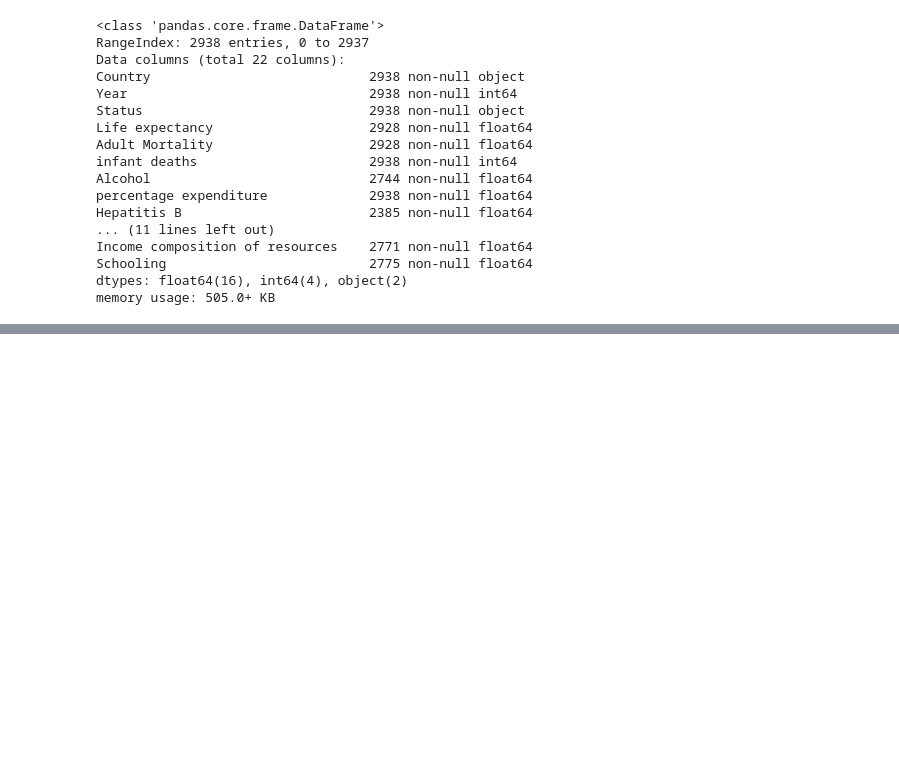
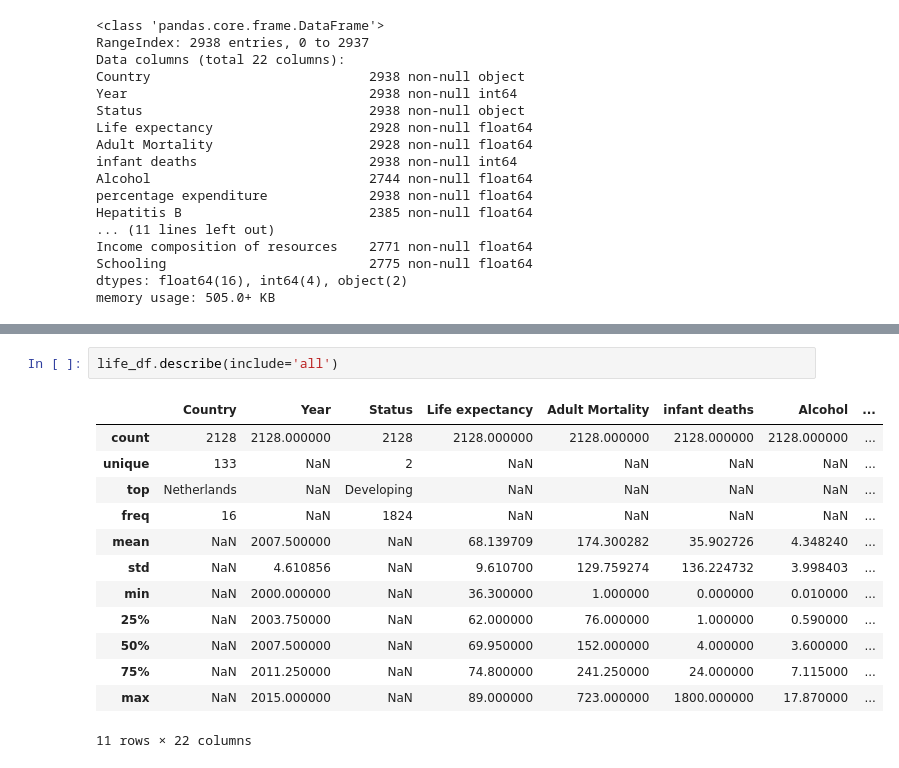
Before and after one commit to WAzaizeh/Main_Course, a Jupyter notebook: Model_preperation_challenge.ipynb, the cells around one changed output, grey strips where cells are left out. Saved outputs shown, nothing was run; the diff lists cells and outputs as text; blank space fills up the shorter version.

```diff
--- a/Model_preperation_challenge.ipynb
+++ b/Model_preperation_challenge.ipynb
@@ -60,0 +137,16 @@ life_df.describe(include='all')
+# %%
+life_df.describe(include='all')
+# %% [output]
+|  | Country | Year | Status | Life expectancy | Adult Mortality | infant deaths | Alcohol | ... |
+| count | 2128 | 2128.000000 | 2128 | 2128.000000 | 2128.000000 | 2128.000000 | 2128.000000 | ... |
+| unique | 133 | NaN | 2 | NaN | NaN | NaN | NaN | ... |
+| top | Netherlands | NaN | Developing | NaN | NaN | NaN | NaN | ... |
+| freq | 16 | NaN | 1824 | NaN | NaN | NaN | NaN | ... |
+| mean | NaN | 2007.500000 | NaN | 68.139709 | 174.300282 | 35.902726 | 4.348240 | ... |
+| std | NaN | 4.610856 | NaN | 9.610700 | 129.759274 | 136.224732 | 3.998403 | ... |
+| min | NaN | 2000.000000 | NaN | 36.300000 | 1.000000 | 0.000000 | 0.010000 | ... |
+| 25% | NaN | 2003.750000 | NaN | 62.000000 | 76.000000 | 1.000000 | 0.590000 | ... |
+| 50% | NaN | 2007.500000 | NaN | 69.950000 | 152.000000 | 4.000000 | 3.600000 | ... |
+| 75% | NaN | 2011.250000 | NaN | 74.800000 | 241.250000 | 24.000000 | 7.115000 | ... |
+| max | NaN | 2015.000000 | NaN | 89.000000 | 723.000000 | 1800.000000 | 17.870000 | ... |
+11 rows × 22 columns
```
Also changed, not shown: parts of 6 cells of this notebook.
